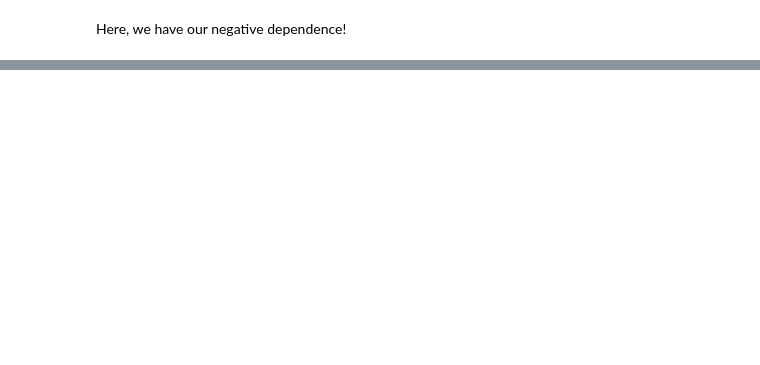
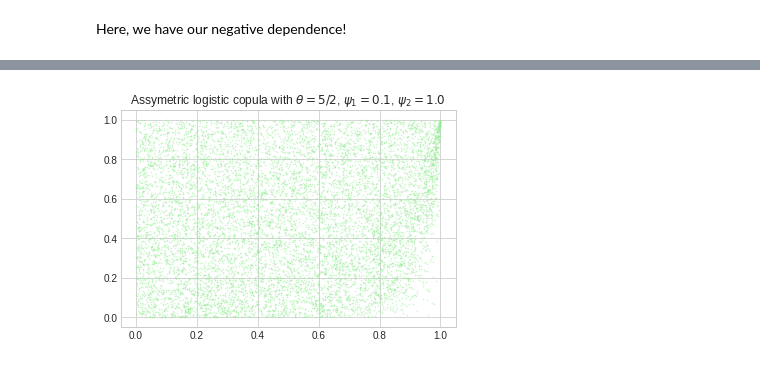
Before and after one commit to Aleboul/var_FMado, a Jupyter notebook: tutorial/bivariate.ipynb, the cells around one changed output, grey strips where cells are left out. Drawn from its saved outputs; the diff is of its cells as text; code cells hidden in the pictures; blank space fills up the shorter version.

```diff
--- a/tutorial/bivariate.ipynb
+++ b/tutorial/bivariate.ipynb
@@ -208,0 +254,15 @@ plt.plot(x,gauss, linestyle = '--')
+# %%
+theta = 5/2
+psi1 = 0.1
+psi2 = 1.0
+n_sample = 10000
+
+copula = extreme_value_copula.Asy_log(copula_type= 'ASSYMETRIC_LOGISTIC', random_seed = 42, theta = theta, n_sample = n_sample, psi1 = psi1, psi2 = psi2)
+sample = copula.sample_unimargin()
+
+fig, ax = plt.subplots()
+ax.plot(sample[:,0], sample[:,1], '.',markersize = 1, alpha = 0.5, color = 'lightgreen')
+ax.set_title(r'Assymetric logistic copula with $\theta = 5/2$, $\psi_1 = 0.1$, $\psi_2  = 1.0$')
+plt.show()
+# %% [output]
+[figure, added]
```
Also changed, not shown: parts of 40 cells of this notebook.
